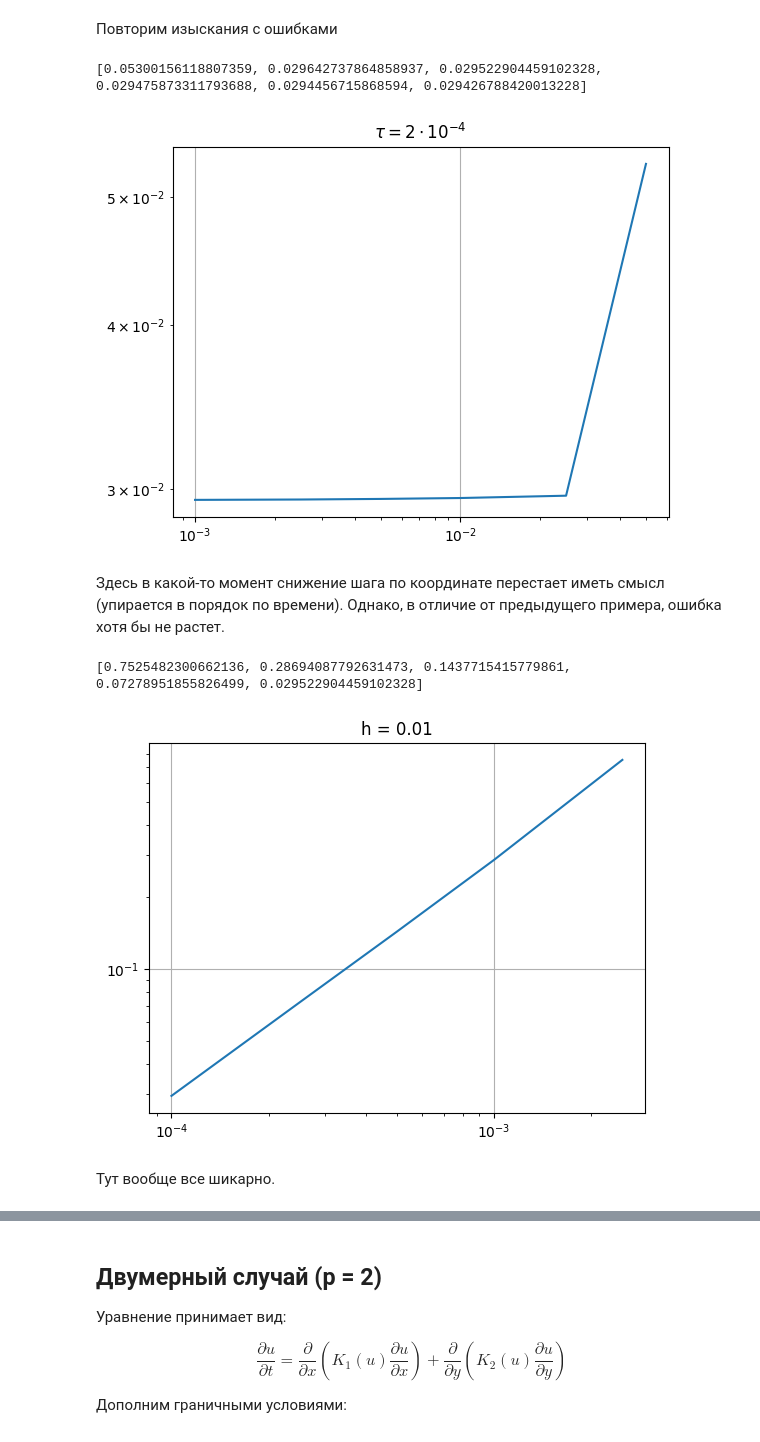
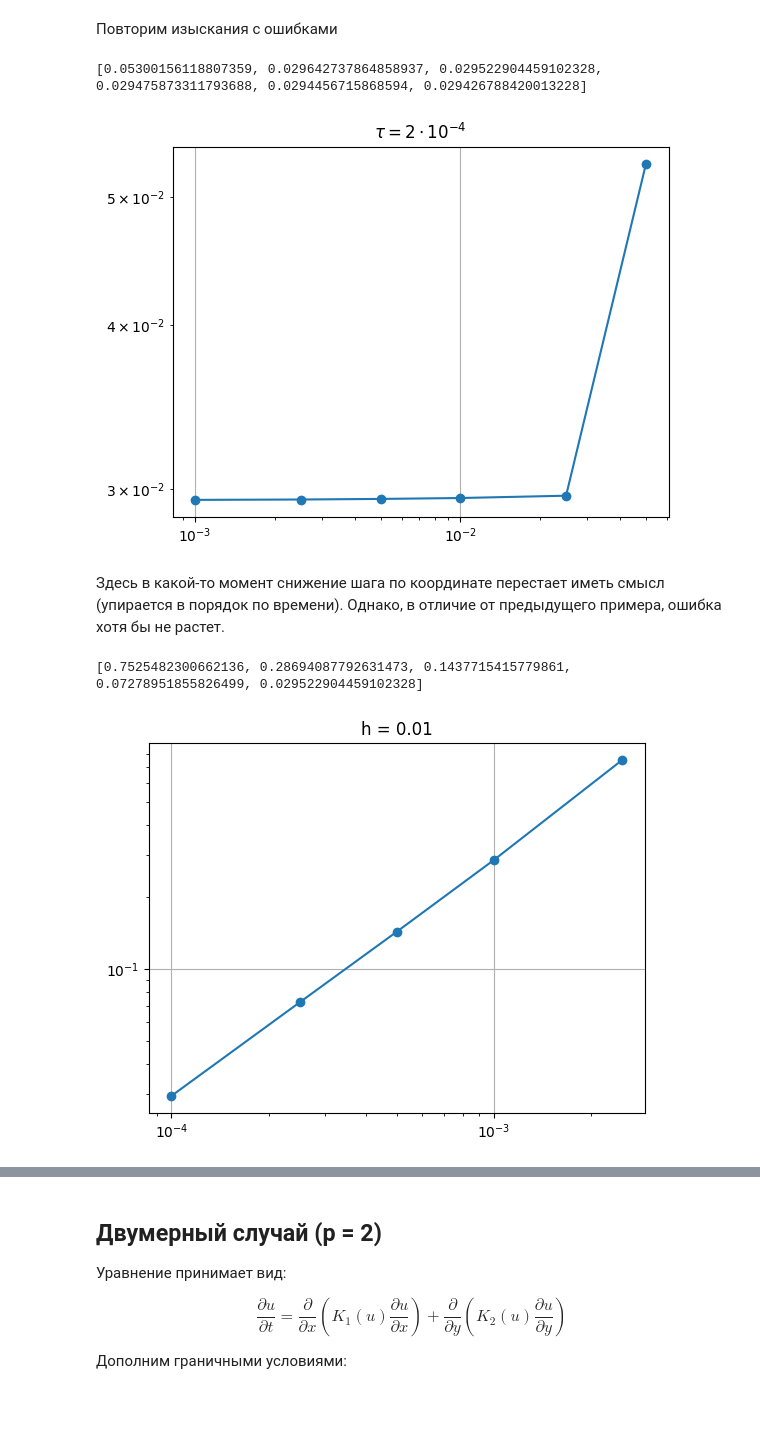
Before and after one commit to Xopppek/heat_equation, a Jupyter notebook: heat_equation.ipynb, the cells around one changed output, grey strips where cells are left out. Drawn from its saved outputs; the diff is of its cells as text; code cells hidden in the pictures; blank space fills up the shorter version.

```diff
--- a/heat_equation.ipynb
+++ b/heat_equation.ipynb
@@ -299,19 +295,19 @@ plt.show()
 # %%
 h_steps = np.array([0.05, 0.025, 0.01, 0.005, 0.0025, 0.001])
 err = []
 
 for h_i in h_steps:
     x_i = np.linspace(0, 1, int(1 / h_i)+1)
     err.append(np.max(np.abs(u(x_i, 0.11) - solve_one_dim(u(x_i, t_0), h_i, tau, 0.11 - t_0, K, mu_l, mu_r))))
 
 print(err)
-plt.loglog(h_steps, err)
+plt.loglog(h_steps, err, marker='o')
 plt.title("$\\tau = 2\\cdot 10^{-4}$")
 plt.grid(True)
 plt.show()
 # %% [output]
 [0.05300156118807359, 0.029642737864858937, 0.029522904459102328, 0.029475873311793688, 0.0294456715868594, 0.029426788420013228]
-[figure, old version]
+[figure, new version]
 # %% [markdown]
 Здесь в какой-то момент снижение шага по координате перестает иметь смысл (упирается в порядок по времени). Однако, в отличие от предыдущего примера, ошибка хотя бы не растет.
 # %%
@@ -324,15 +320,13 @@ for tau_i in tau_steps:
     err.append(np.max(np.abs(u(x_tau_test, 0.11) - solve_one_dim(u(x_tau_test, t_0), h_tau_test, tau_i, 0.11 - t_0, K, mu_l, mu_r))))
 
 print(err)
-plt.loglog(tau_steps, err)
+plt.loglog(tau_steps, err, marker='o')
 plt.title(f"h = {h_tau_test}")
 plt.grid(True)
 plt.show()
 # %% [output]
 [0.7525482300662136, 0.28694087792631473, 0.1437715415779861, 0.07278951855826499, 0.029522904459102328]
-[figure, old version]
+[figure, new version]
-# %% [markdown]
-Тут вообще все шикарно.
 # %%
 h_steps = np.array([0.05, 0.025, 0.01, 0.005, 0.0025, 0.001])
 err = []
```
Also changed, not shown: parts of 12 cells of this notebook.
